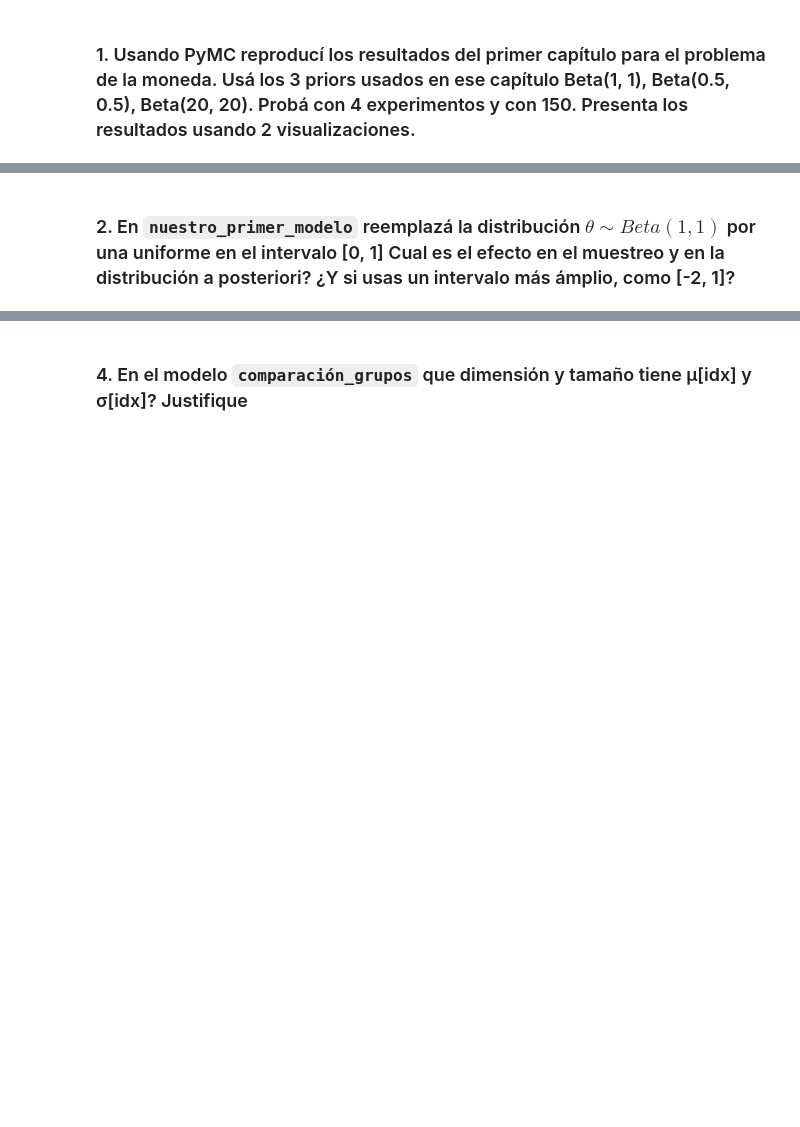
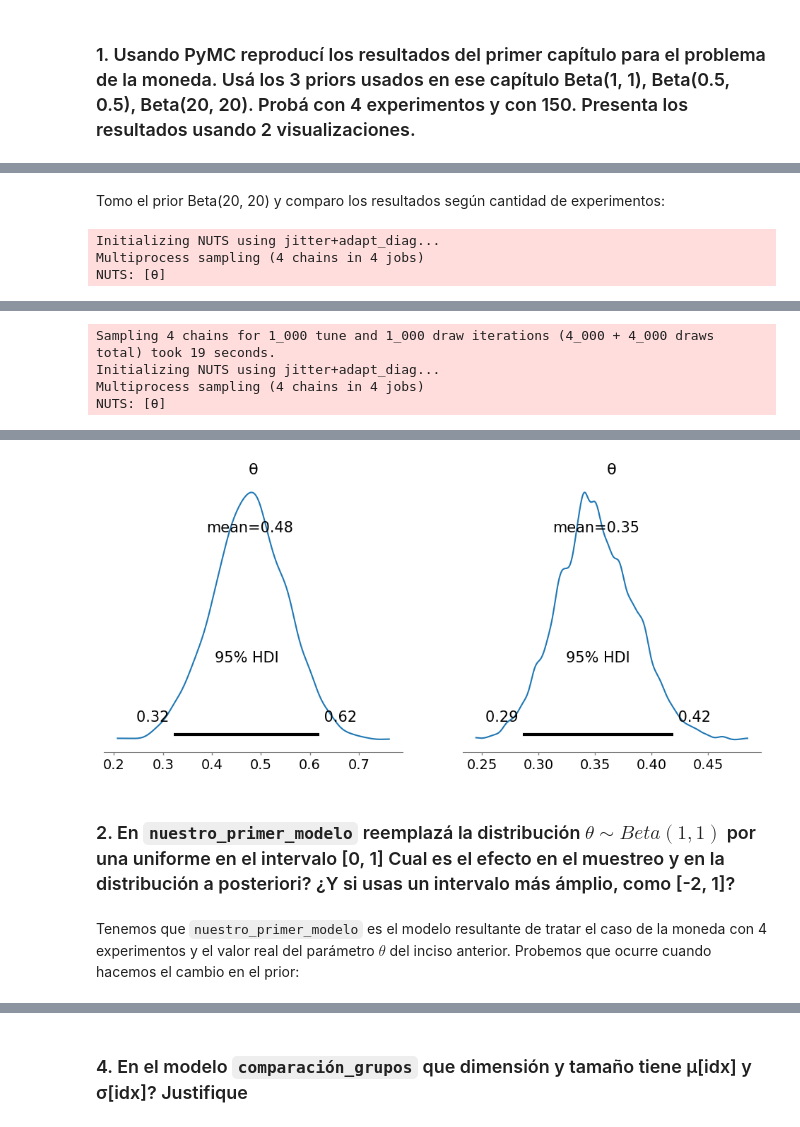
Before and after one commit to Gerardo1909/EEI2_ejercicios, a Jupyter notebook: ejercicios/modulo2.ipynb, the cells around one changed output, grey strips where cells are left out. Cells and saved outputs as stored; diff of their text form; code cells hidden in the pictures; blank space fills up the shorter version.

```diff
--- a/ejercicios/modulo2.ipynb
+++ b/ejercicios/modulo2.ipynb
@@ -15,0 +81,8 @@ WARNING (pytensor.configdefaults): g++ not detected!  PyTensor will be unable to
+# %% [markdown]
+Tomo el prior Beta(20, 20) y comparo los resultados según cantidad de experimentos:
+# %%
+comparar_modelos_4y150_segun_prior(alpha=20, beta=20)
+# %% [output]
+Initializing NUTS using jitter+adapt_diag...
+Multiprocess sampling (4 chains in 4 jobs)
+NUTS: [θ]
@@ -15,0 +91,4 @@ WARNING (pytensor.configdefaults): g++ not detected!  PyTensor will be unable to
+Sampling 4 chains for 1_000 tune and 1_000 draw iterations (4_000 + 4_000 draws total) took 19 seconds.
+Initializing NUTS using jitter+adapt_diag...
+Multiprocess sampling (4 chains in 4 jobs)
+NUTS: [θ]
@@ -16,2 +98,5 @@ WARNING (pytensor.configdefaults): g++ not detected!  PyTensor will be unable to
+[figure, added]
 # %% [markdown]
 ### 2. En `nuestro_primer_modelo` reemplazá la distribución $\theta \sim Beta(1, 1)$ por una uniforme en el intervalo [0, 1] Cual es el efecto en el muestreo y en la distribución a posteriori? ¿Y si usas un intervalo más ámplio, como [-2, 1]?
+# %% [markdown]
+Tenemos que `nuestro_primer_modelo` es el modelo resultante de tratar el caso de la moneda con 4 experimentos y el valor real del parámetro $\theta$ del inciso anterior. Probemos que ocurre cuando hacemos el cambio en el prior:
```
Also changed, not shown: parts of 53 cells of this notebook, 7 other files.
